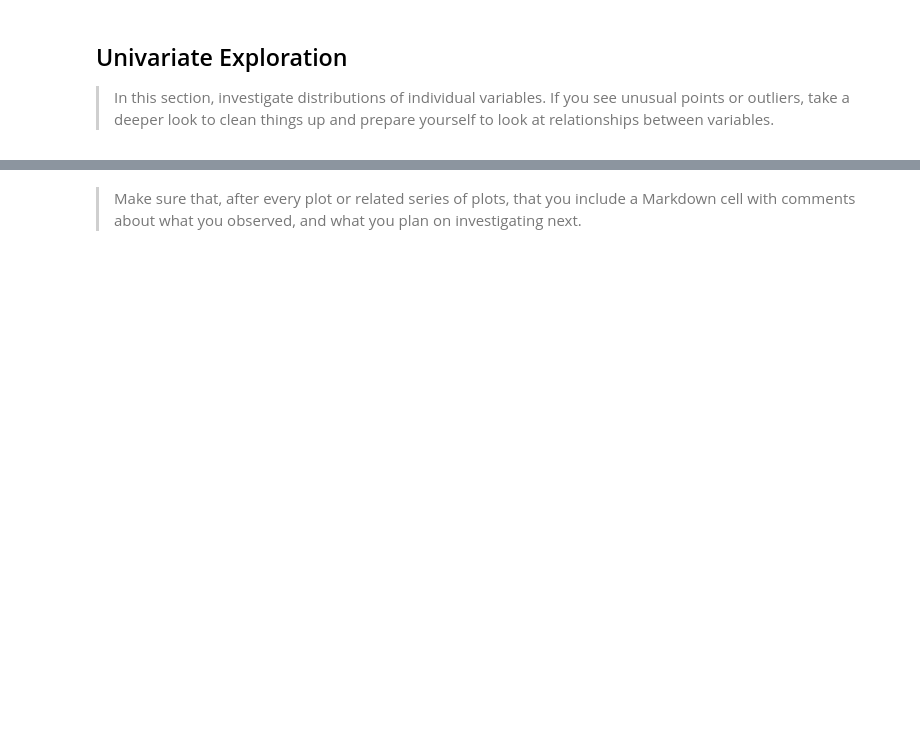
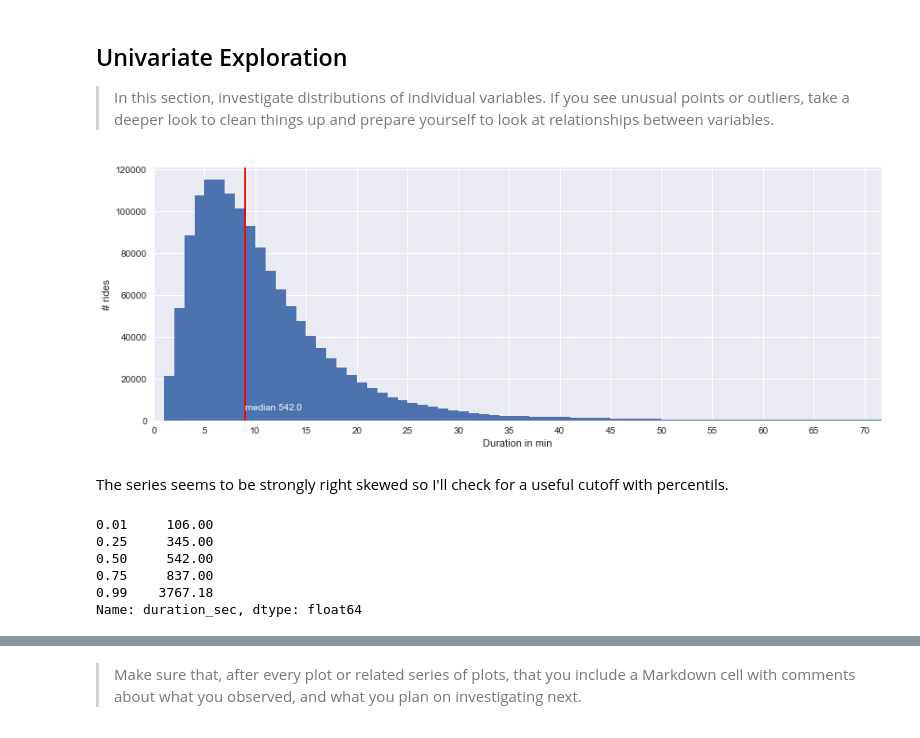
Before and after one commit to infoStunde/DAND-Project5, a Jupyter notebook: exploration_template.ipynb, the cells around one changed output, grey strips where cells are left out. Saved outputs shown, nothing was run; the diff lists cells and outputs as text; code cells hidden in the pictures; blank space fills up the shorter version.

```diff
--- a/exploration_template.ipynb
+++ b/exploration_template.ipynb
@@ -53,4 +16,5 @@ frame.to_csv('data/allData.csv');
 # %%
 %%time
-go_bike = pd.read_csv('data/allData.csv');
+rides_all = pd.read_csv('data/rides.csv', index_col=False);
+rides = rides_all.copy()
 # %% [output]
@@ -139,3 +56,35 @@ go_bike.head()
 > In this section, investigate distributions of individual variables. If
 you see unusual points or outliers, take a deeper look to clean things up
 and prepare yourself to look at relationships between variables.
+# %%
+# start with a standard hist plot of ride duration
+binsize = 60
+bins = np.arange(0, rides['duration_sec'].max()+binsize, binsize)
+
+plt.figure(figsize=[14, 5])
+plt.hist(data = rides, x = 'duration_sec', bins = bins)
+plt.xlabel('Duration in min')
+xticks = np.arange(0,4000+300, 300)
+xticksl= [int(x/60) for x in xticks]
+plt.xticks(xticks,xticksl)
+plt.xlim(0,4300)
+plt.ylabel('# rides')
+plt.axvline(rides.duration_sec.median(), color='r')
+median=rides.duration_sec.median()
+plt.axvline(median, color='r')
+plt.text(x=median, y=5e3, s='median: {}'.format(median), color='w')
+plt.show()
+# %% [output]
+[figure, added]
+# %% [markdown]
+The series seems to be strongly right skewed so I'll check for a useful cutoff with percentils.
+# %%
+# duration is strongly right skewed
+rides.duration_sec.quantile([.01,.25,.5,.75,.99])
+# %% [output]
+0.01     106.00
+0.25     345.00
+0.50     542.00
+0.75     837.00
+0.99    3767.18
+Name: duration_sec, dtype: float64
```
Also changed, not shown: parts of 22 cells of this notebook, 2 other files.
